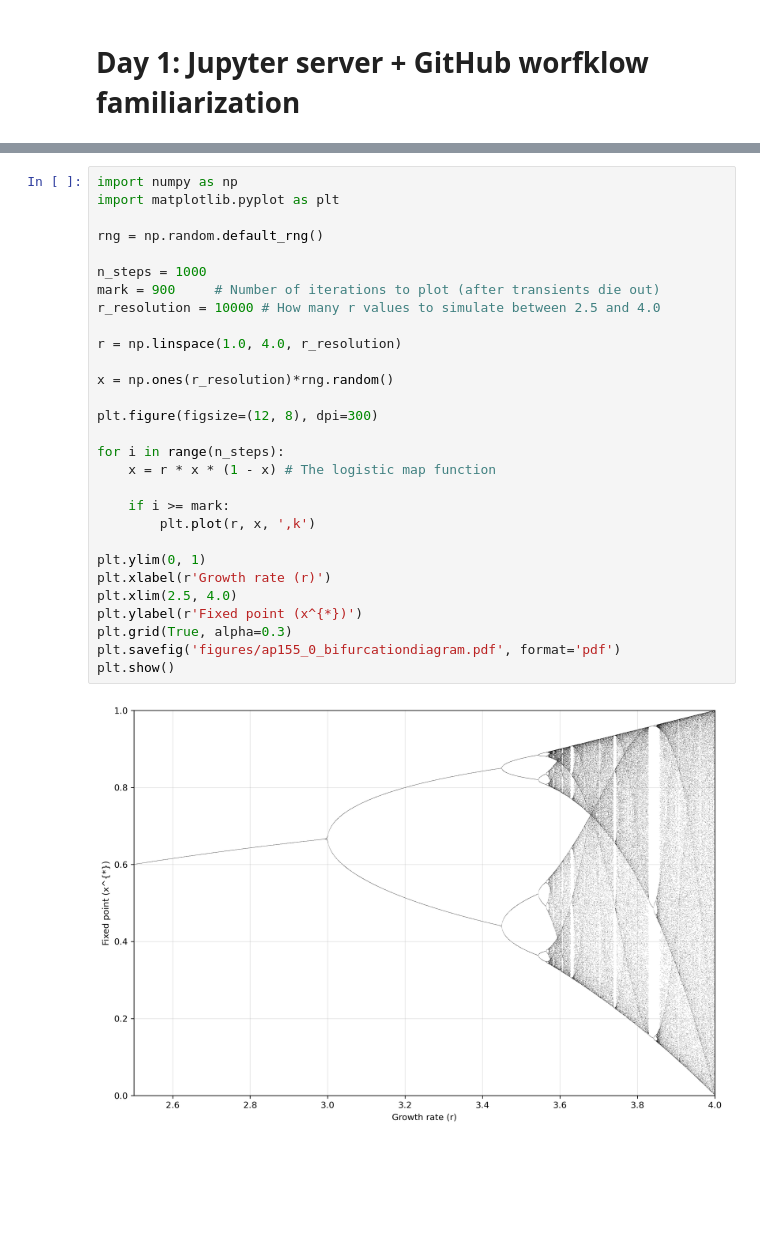
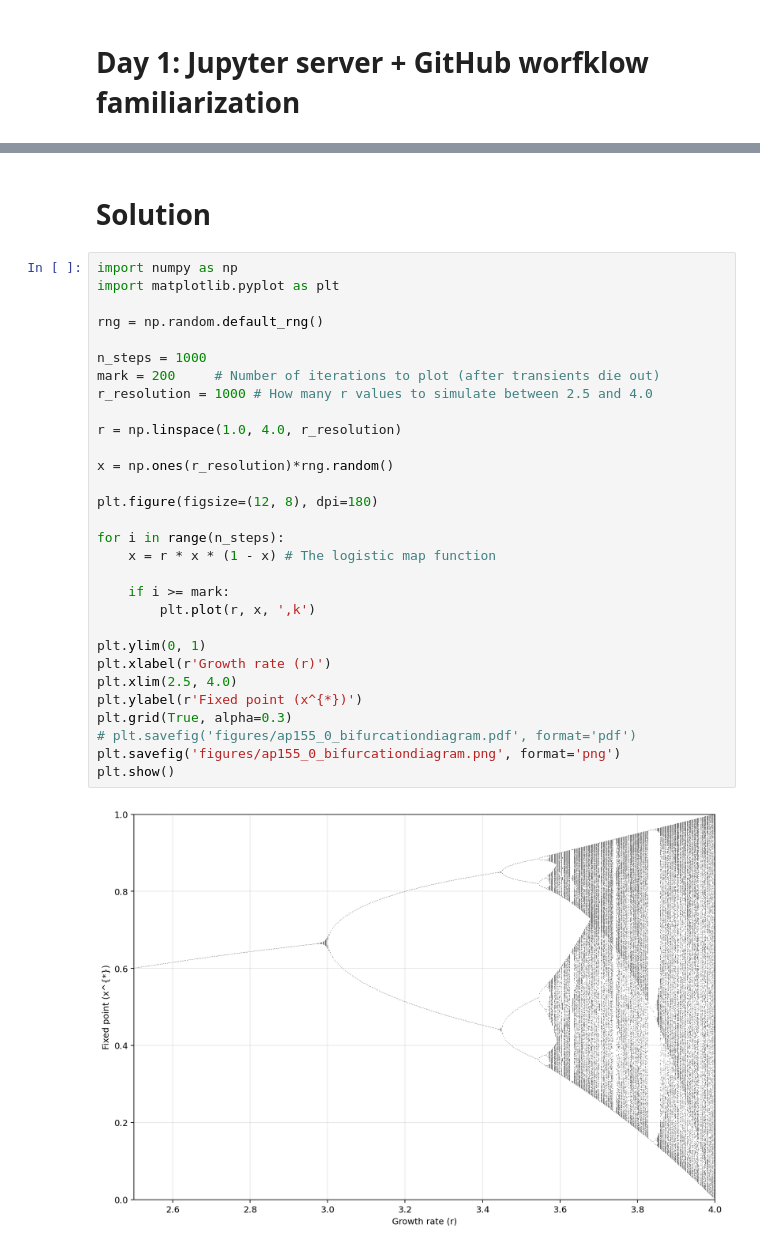
Before and after one commit to ecbaculo/ap155lab_ay26271, a Jupyter notebook: ap155_0prelims.ipynb, the cells around one changed output, grey strips where cells are left out. Saved outputs shown, nothing was run; the diff lists cells and outputs as text; blank space fills up the shorter version.

Commit message:
updated diagram and 0prelims notebook

```diff
--- a/ap155_0prelims.ipynb
+++ b/ap155_0prelims.ipynb
@@ -129,31 +170,34 @@ For example, large PIC simulation files should generally remain on the server or
+# %% [markdown]
+# Solution
 # %%
 import numpy as np
 import matplotlib.pyplot as plt
 
 rng = np.random.default_rng()
 
 n_steps = 1000
-mark = 900     # Number of iterations to plot (after transients die out)
-r_resolution = 10000 # How many r values to simulate between 2.5 and 4.0
+mark = 200     # Number of iterations to plot (after transients die out)
+r_resolution = 1000 # How many r values to simulate between 2.5 and 4.0
 
 r = np.linspace(1.0, 4.0, r_resolution)
 
 x = np.ones(r_resolution)*rng.random()
 
-plt.figure(figsize=(12, 8), dpi=300)
+plt.figure(figsize=(12, 8), dpi=180)
 
 for i in range(n_steps):
     x = r * x * (1 - x) # The logistic map function
 
     if i >= mark:
         plt.plot(r, x, ',k')
 
 plt.ylim(0, 1)
 plt.xlabel(r'Growth rate (r)')
 plt.xlim(2.5, 4.0)
 plt.ylabel(r'Fixed point (x^{*})')
 plt.grid(True, alpha=0.3)
-plt.savefig('figures/ap155_0_bifurcationdiagram.pdf', format='pdf')
+# plt.savefig('figures/ap155_0_bifurcationdiagram.pdf', format='pdf')
+plt.savefig('figures/ap155_0_bifurcationdiagram.png', format='png')
 plt.show()
 # %% [output]
-[figure, old version]
+[figure, new version]
```
Also changed, not shown: parts of 4 cells of this notebook, 1 other file.
